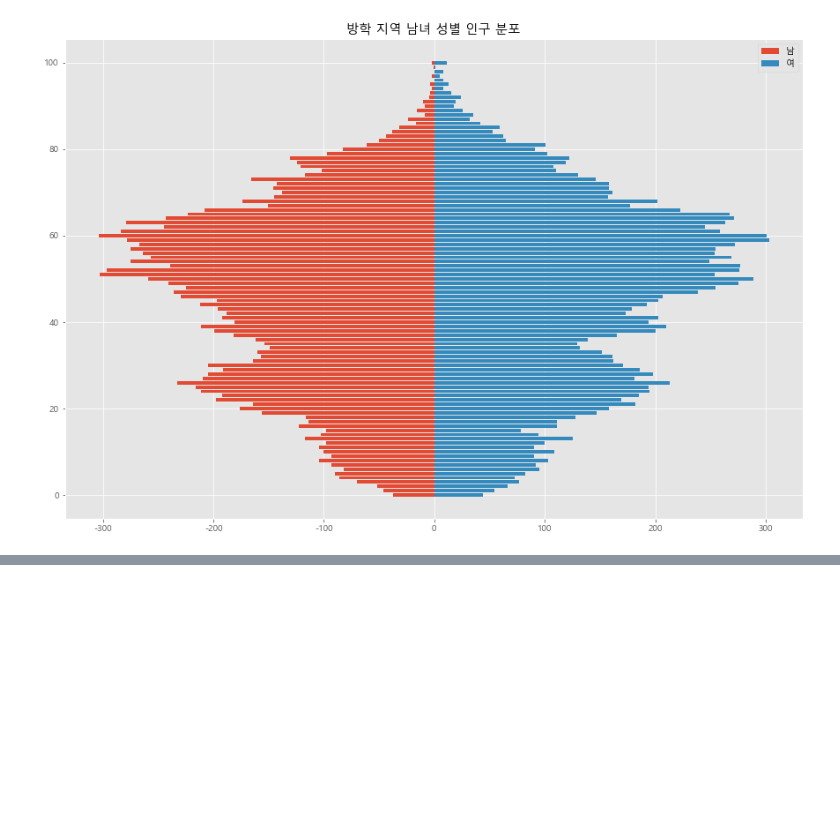
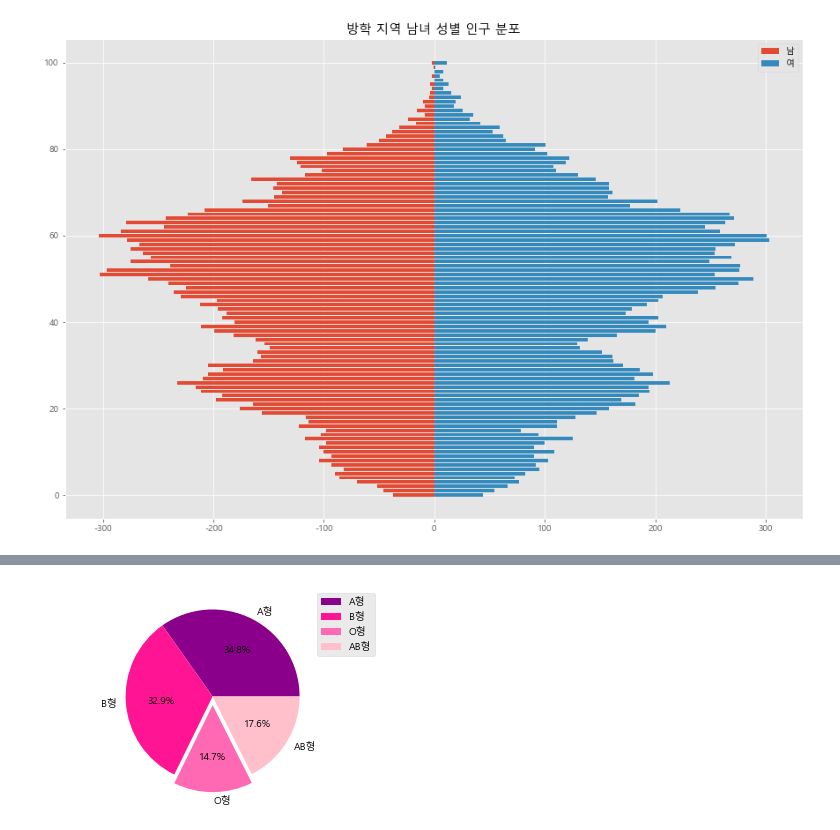
Before and after one commit to pmj3590/modoo_dataanalysis, a Jupyter notebook: people.ipynb, the cells around one changed output, grey strips where cells are left out. Saved outputs shown, nothing was run; the diff lists cells and outputs as text; code cells hidden in the pictures; blank space fills up the shorter version.

```diff
--- a/people.ipynb
+++ b/people.ipynb
@@ -272,0 +298,15 @@ plt.show()
+# %%
+# 색 변경 및 돌출 효과 지정하기
+size=[2441, 2312, 1031, 1233]
+label=['A형', 'B형', 'O형', 'AB형']
+# color 변수를 만들어서 원하는 색 지정
+color=["darkmagenta", 'deeppink', 'hotpink', 'pink']
+plt.axis('equal')
+# plt.pie()옵션 중 colors 이용
+# 돌출효과는 explode 이용. 0은 돌출하지 않음을 의미
+plt.pie(size, labels=label, autopct='%.1f%%', colors=color, explode=(0,0,0.1,0))
+
+plt.legend()
+plt.show()
+# %% [output]
+[figure, added]
```
Also changed, not shown: parts of 11 cells of this notebook.
